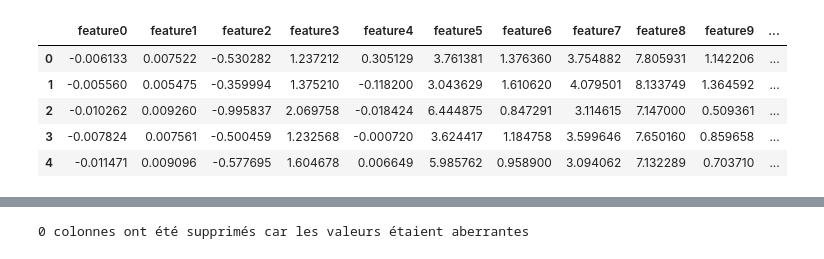
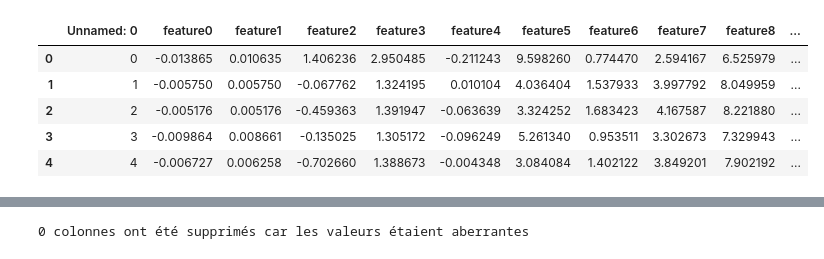
Before and after one commit to rpdev63/brief-audio, a Jupyter notebook: notebook/Prediction_model.ipynb, the cells around one changed output, grey strips where cells are left out. Saved outputs shown, nothing was run; the diff lists cells and outputs as text; code cells hidden in the pictures.

```diff
--- a/notebook/Prediction_model.ipynb
+++ b/notebook/Prediction_model.ipynb
@@ -1,21 +1,21 @@
 # %%
 import pandas as pd
 import numpy as np
 from sklearn import metrics
 from sklearn.model_selection import train_test_split
 from sklearn.svm import SVC
 pd.set_option('display.max_columns', 100)
 
-repertory = 'motorcycle_skateboard_sounds'
-df = pd.read_csv(f"data/{repertory}/son.csv")
+file = '1000sons.csv'
+df = pd.read_csv(f"../data/datasets/{file}")
 df.head()
 # %% [output]
-|  | feature0 | feature1 | feature2 | feature3 | feature4 | feature5 | feature6 | feature7 | feature8 | feature9 | ... |
-| 0 | -0.006133 | 0.007522 | -0.530282 | 1.237212 | 0.305129 | 3.761381 | 1.376360 | 3.754882 | 7.805931 | 1.142206 | ... |
-| 1 | -0.005560 | 0.005475 | -0.359994 | 1.375210 | -0.118200 | 3.043629 | 1.610620 | 4.079501 | 8.133749 | 1.364592 | ... |
-| 2 | -0.010262 | 0.009260 | -0.995837 | 2.069758 | -0.018424 | 6.444875 | 0.847291 | 3.114615 | 7.147000 | 0.509361 | ... |
-| 3 | -0.007824 | 0.007561 | -0.500459 | 1.232568 | -0.000720 | 3.624417 | 1.184758 | 3.599646 | 7.650160 | 0.859658 | ... |
-| 4 | -0.011471 | 0.009096 | -0.577695 | 1.604678 | 0.006649 | 5.985762 | 0.958900 | 3.094062 | 7.132289 | 0.703710 | ... |
+|  | Unnamed: 0 | feature0 | feature1 | feature2 | feature3 | feature4 | feature5 | feature6 | feature7 | feature8 | ... |
+| 0 | 0 | -0.013865 | 0.010635 | 1.406236 | 2.950485 | -0.211243 | 9.598260 | 0.774470 | 2.594167 | 6.525979 | ... |
+| 1 | 1 | -0.005750 | 0.005750 | -0.067762 | 1.324195 | 0.010104 | 4.036404 | 1.537933 | 3.997792 | 8.049959 | ... |
+| 2 | 2 | -0.005176 | 0.005176 | -0.459363 | 1.391947 | -0.063639 | 3.324252 | 1.683423 | 4.167587 | 8.221880 | ... |
+| 3 | 3 | -0.009864 | 0.008661 | -0.135025 | 1.305172 | -0.096249 | 5.261340 | 0.953511 | 3.302673 | 7.329943 | ... |
+| 4 | 4 | -0.006727 | 0.006258 | -0.702660 | 1.388673 | -0.004348 | 3.084084 | 1.402122 | 3.849201 | 7.902192 | ... |
 # %%
 print( df.isna().sum().sort_values(ascending=False))
 # %% [output]
```
Also changed, not shown: parts of 11 cells of this notebook, 4 other files.
